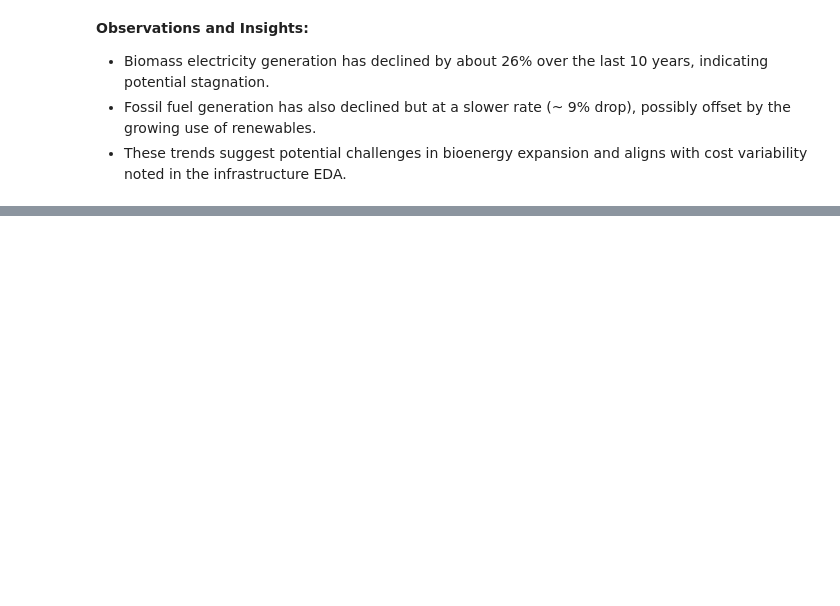
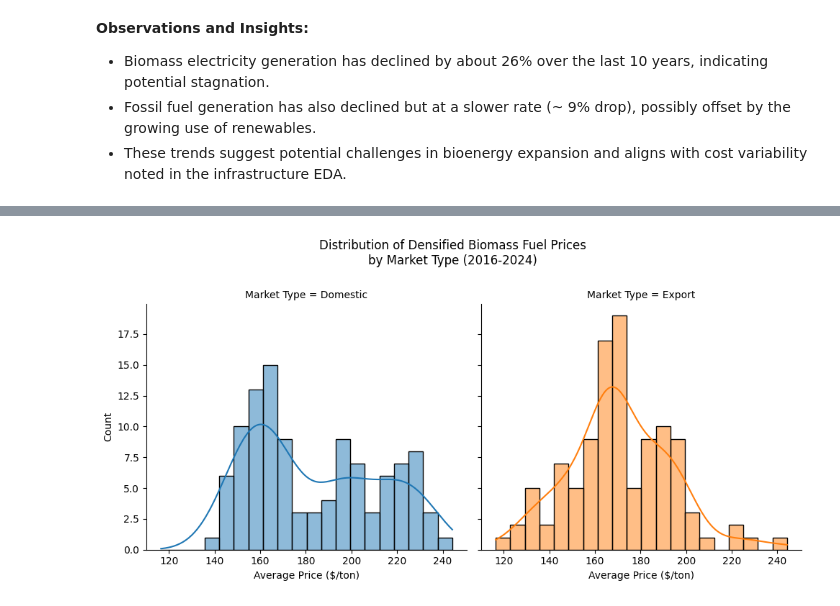
Before and after one commit to yosephhabtu/DATA205, a Jupyter notebook: DATA205_Capstone_Project_Data_Ingestion_and_EDA.ipynb, the cells around one changed output, grey strips where cells are left out. Saved outputs shown, nothing was run; the diff lists cells and outputs as text; code cells hidden in the pictures; blank space fills up the shorter version.

```diff
--- a/DATA205_Capstone_Project_Data_Ingestion_and_EDA.ipynb
+++ b/DATA205_Capstone_Project_Data_Ingestion_and_EDA.ipynb
@@ -1396,0 +1447,11 @@ plt.show()
+# %%
+# Creating a new DataFrame that stores and categorizes all average price values by market type (domestic vs. export)
+dbf_price_cols = [col for col in mdbfr_complete.columns if 'price' in col]
+dbf_prices = mdbfr_complete[['year', 'month'] + dbf_price_cols]
+dbf_prices = dbf_prices.rename(columns={'dbf_average_price_(usd_per_ton)_domestic': 'Domestic',
+                                        'dbf_average_price_(usd_per_ton)_export': 'Export'})
+dbf_prices = dbf_prices.melt(id_vars=['year', 'month'],
+                             value_vars=['Domestic', 'Export'],
+                             var_name='Market Type',
+                             value_name='Average Price')
+dbf_prices
@@ -1396,0 +1472,16 @@ plt.show()
+# %%
+# Creating a histogram (with a KDE plot) of densified biomass fuel prices, comparing domestic and export markets
+g = sns.displot(data=dbf_prices,
+             x='Average Price',
+             hue='Market Type',
+             col='Market Type',
+             kind='hist',
+             bins=20,
+             kde=True,
+             legend=False)
+g.set_xlabels('Average Price ($/ton)')
+plt.suptitle('Distribution of Densified Biomass Fuel Prices\nby Market Type (2016-2024)')
+g.fig.subplots_adjust(top=0.8)
+plt.show()
+# %% [output]
+[figure, added]
```
Also changed, not shown: parts of 49 cells of this notebook.
